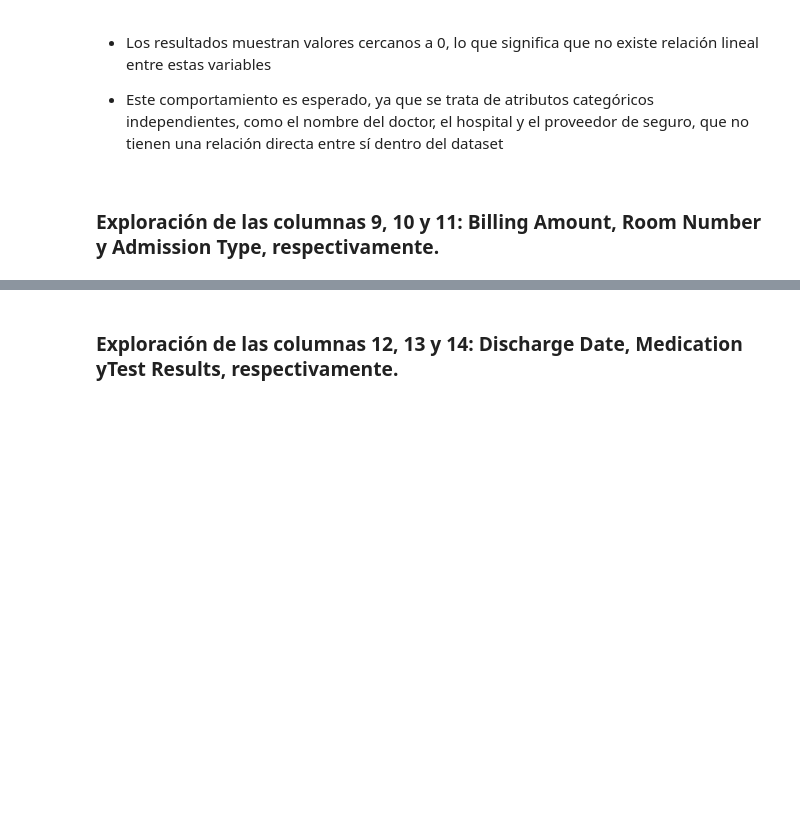
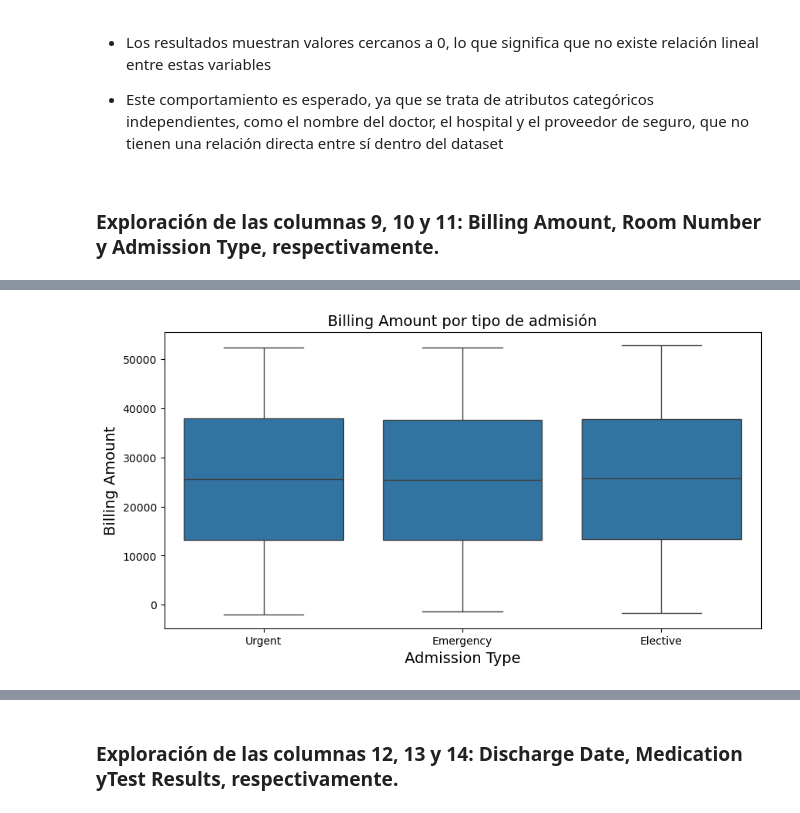
Before and after one commit to Mr-Maccoy/BigData, a Jupyter notebook: G1_SC707_Avance1_LN.ipynb, the cells around one changed output, grey strips where cells are left out. Saved outputs shown, nothing was run; the diff lists cells and outputs as text; code cells hidden in the pictures; blank space fills up the shorter version.

```diff
--- a/G1_SC707_Avance1_LN.ipynb
+++ b/G1_SC707_Avance1_LN.ipynb
@@ -1037,0 +1073,7 @@ correlation
+# %%
+plt.figure(figsize=(10,5))
+sns.boxplot(x='Admission Type', y='Billing Amount', data=df)
+plt.title('Billing Amount por tipo de admisión')
+plt.show()
+# %% [output]
+[figure, added]
```
Also changed, not shown: parts of 7 cells of this notebook.
